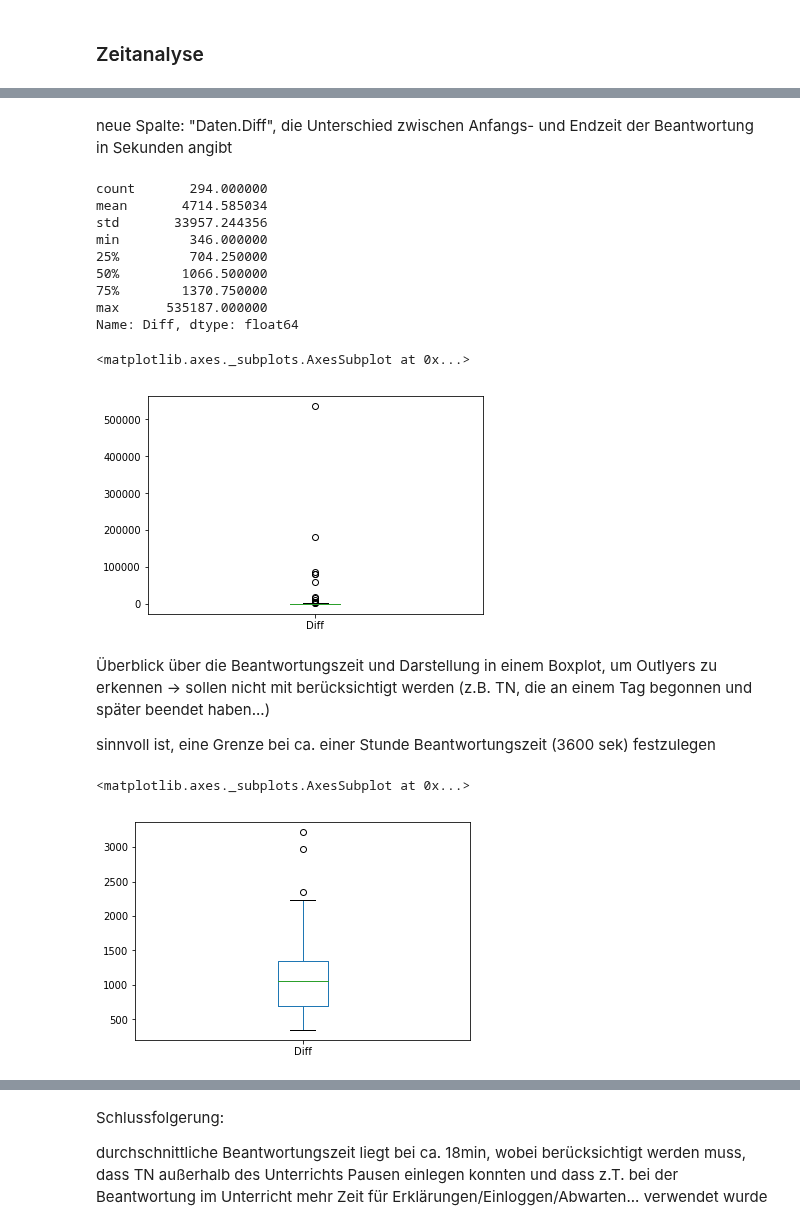
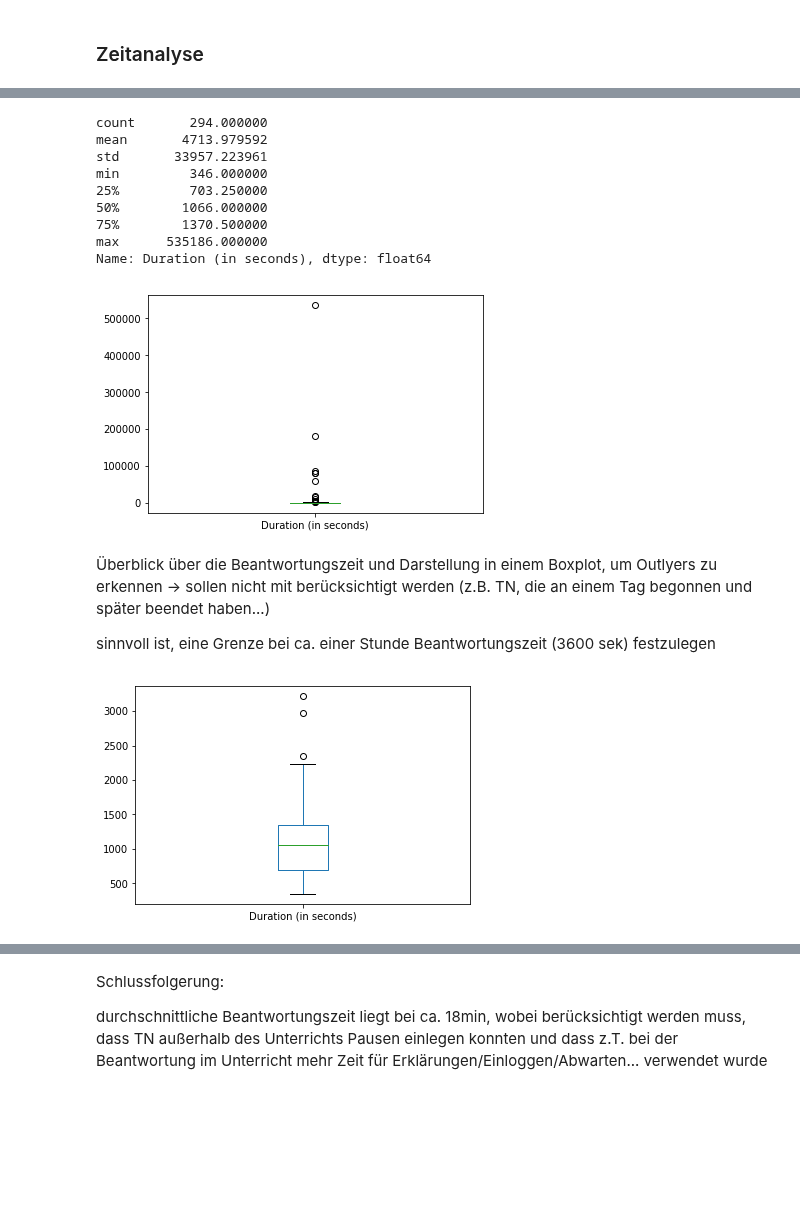
Before and after one commit to martinakienberger/Dissertation_LIS, a Jupyter notebook: Datenanalyse_Hauptstudie.ipynb, the cells around one changed output, grey strips where cells are left out. Saved outputs shown, nothing was run; the diff lists cells and outputs as text; code cells hidden in the pictures; blank space fills up the shorter version.

```diff
--- a/Datenanalyse_Hauptstudie.ipynb
+++ b/Datenanalyse_Hauptstudie.ipynb
@@ -138,3 +131,0 @@ str
-# %%
-Finished['StartDate'] = pd.to_datetime(Finished.StartDate) #- nicht nötig, wenn Dateiformat bleibt
-Finished['EndDate'] = pd.to_datetime(Finished.EndDate)
@@ -149,30 +132,26 @@ zeigt Komponenten des Datetime-Formats an
-# %%
-Finished['Diff'] = (Finished['EndDate'] - Finished['StartDate']).dt.total_seconds()
-# %% [markdown]
-neue Spalte: "Daten.Diff", die Unterschied zwischen Anfangs- und Endzeit der Beantwortung in Sekunden angibt
-# %%
-Finished.Diff.describe()
-# %% [output]
-count       294.000000
-mean       4714.585034
-std       33957.244356
-min         346.000000
-25%         704.250000
-50%        1066.500000
-75%        1370.750000
-max      535187.000000
-Name: Diff, dtype: float64
+# %%
+Dur = pd.to_numeric(Finished['Duration (in seconds)'])
+# %%
+Dur.describe()
+# %% [output]
+count       294.000000
+mean       4713.979592
+std       33957.223961
+min         346.000000
+25%         703.250000
+50%        1066.000000
+75%        1370.500000
+max      535186.000000
+Name: Duration (in seconds), dtype: float64
 # %%
-Finished.Diff.plot.box()
+Dur.plot.box();
 # %% [output]
-<matplotlib.axes._subplots.AxesSubplot at 0x...>
-[figure, old version]
+[figure, new version]
 # %% [markdown]
 Überblick über die Beantwortungszeit und Darstellung in einem Boxplot, um Outlyers zu erkennen -> sollen nicht mit berücksichtigt werden (z.B. TN, die an einem Tag begonnen und später beendet haben...)
 
 sinnvoll ist, eine Grenze bei ca. einer Stunde Beantwortungszeit (3600 sek) festzulegen
 # %%
-Finished[Finished.Diff < 4000].Diff.plot.box()
+Dur[Dur < 4000].plot.box();
 # %% [output]
-<matplotlib.axes._subplots.AxesSubplot at 0x...>
-[figure, old version]
+[figure, new version]
```
Also changed, not shown: parts of 29 cells of this notebook.
